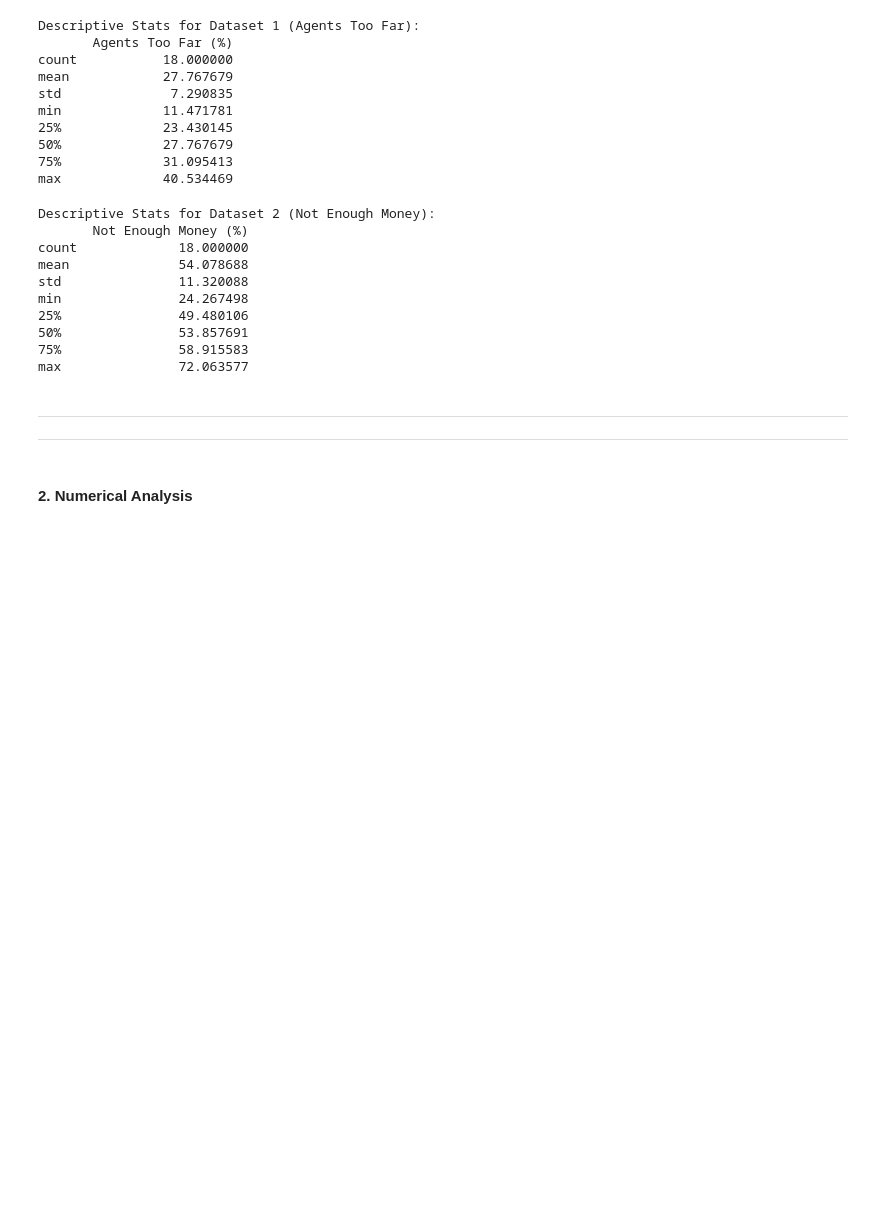
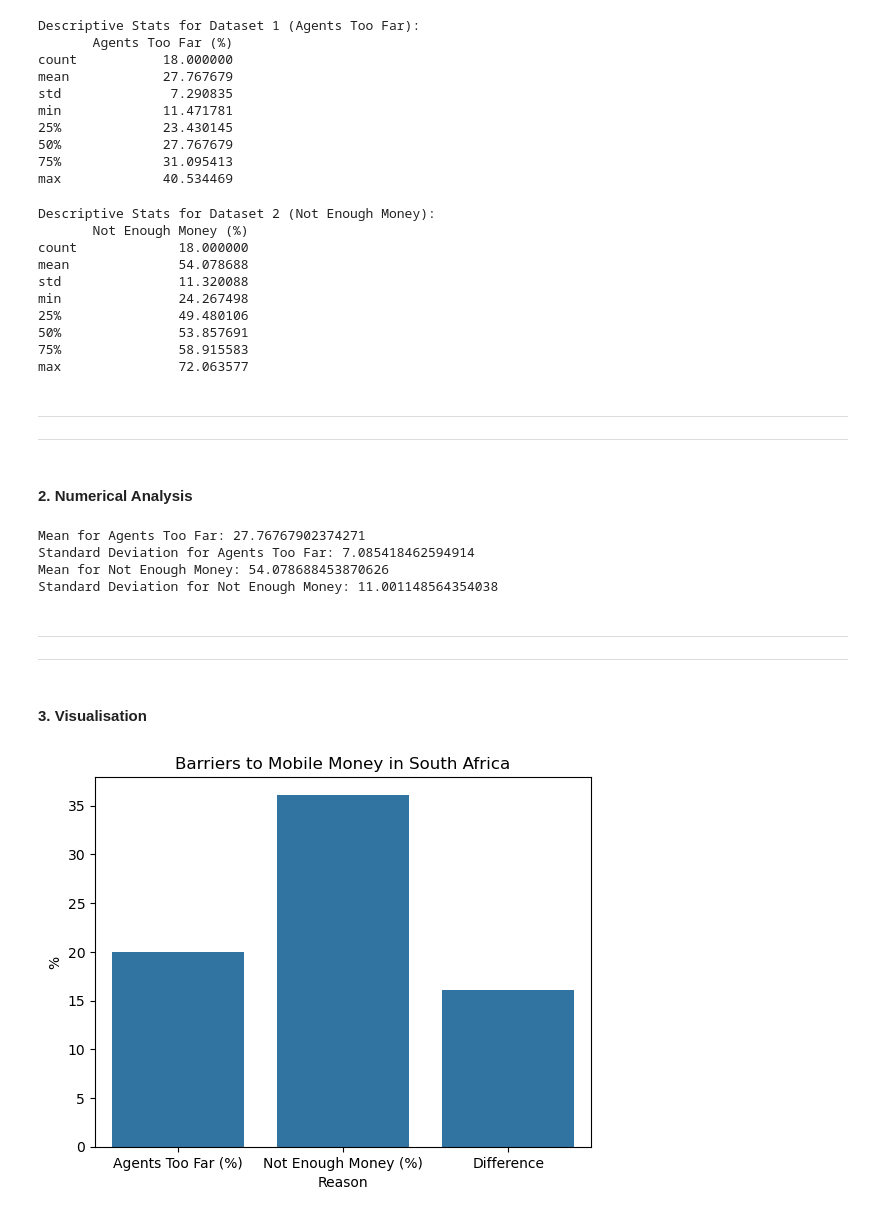
Before and after one commit to Nkosinathiz/Financial-Barriers-to-Mobile-Money, a Jupyter notebook: FinacialBarriers.ipynb, the cells around one changed output. Drawn from its saved outputs; the diff is of its cells as text; code cells hidden in the pictures; blank space fills up the shorter version.

```diff
--- a/FinacialBarriers.ipynb
+++ b/FinacialBarriers.ipynb
@@ -125,0 +138,38 @@ max               72.063577
+# %%
+# We then perform the operations
+
+mean_agents = np.mean(agents_array)
+std_agents = np.std(agents_array)
+mean_money = np.mean(money_array)
+std_money = np.std(money_array)
+
+print(f"Mean for Agents Too Far: {mean_agents}")
+print(f"Standard Deviation for Agents Too Far: {std_agents}")
+print(f"Mean for Not Enough Money: {mean_money}")
+print(f"Standard Deviation for Not Enough Money: {std_money}")
+
+# Findings: The mean percentage for not enough money is higher than for agents too far, Which indicates that it's a more common barrier.
+# %% [output]
+Mean for Agents Too Far: 27.76767902374271
+Standard Deviation for Agents Too Far: 7.085418462594914
+Mean for Not Enough Money: 54.078688453870626
+Standard Deviation for Not Enough Money: 11.001148564354038
+# %% [markdown]
+<hr><hr>
+# %% [markdown]
+<h4>3. Visualisation</h4>
+# %%
+# Here we merge the datasets for visualization
+
+df_merged = pd.merge(df_nacct_a, df_nacct_d, on='Country')
+# %%
+# We then plot a bar graph for South Africa
+
+sa_data = df_merged[df_merged['Country'] == 'South Africa']
+sa_data_melted = sa_data.melt(id_vars='Country', var_name='Reason', value_name='%')
+sns.barplot(x='Reason', y='%', data=sa_data_melted)
+plt.title('Barriers to Mobile Money in South Africa')
+plt.savefig("Barriers_to_Mobile_Money_in_South_Africa.png")
+plt.show()
+# %% [output]
+[figure, added]
```
Also changed, not shown: parts of 21 cells of this notebook, 7 other files.
